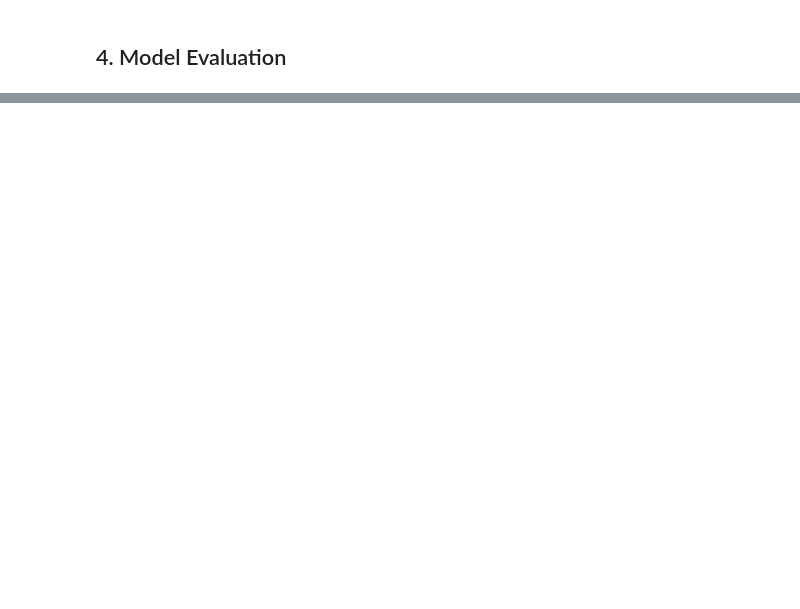
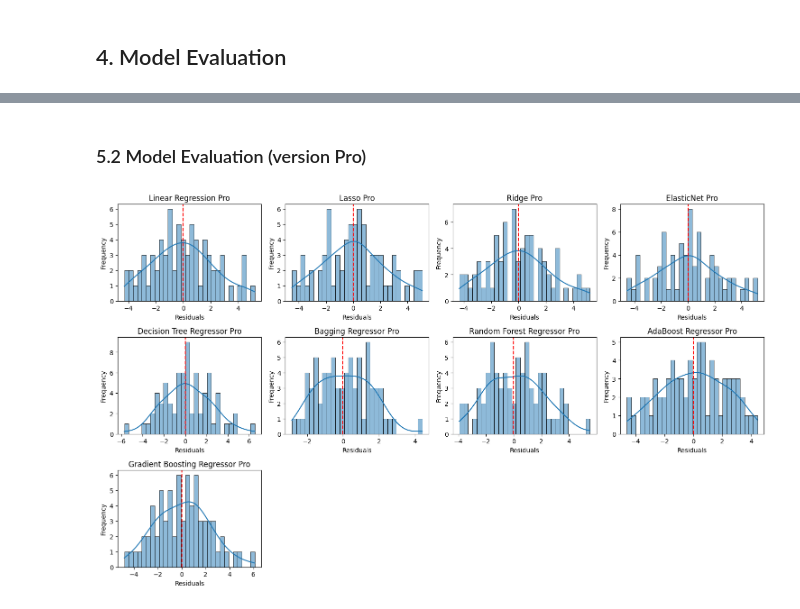
Before and after one commit to haroldeustaquio/Machine-Learning-Projects, a Jupyter notebook: Regression/Beer Consumption/testing.ipynb, the cells around one changed output, grey strips where cells are left out. Saved outputs shown, nothing was run; the diff lists cells and outputs as text; code cells hidden in the pictures; blank space fills up the shorter version.

```diff
--- a/Regression/Beer Consumption/testing.ipynb
+++ b/Regression/Beer Consumption/testing.ipynb
@@ -581,0 +589,6 @@ regression_metrics
+# %% [markdown]
+### 5.2 Model Evaluation (version Pro)
+# %%
+plot_residuals(y_test, y_pred_dict)
+# %% [output]
+[figure, added]
```
Also changed, not shown: parts of 59 cells of this notebook, 1 other file.
